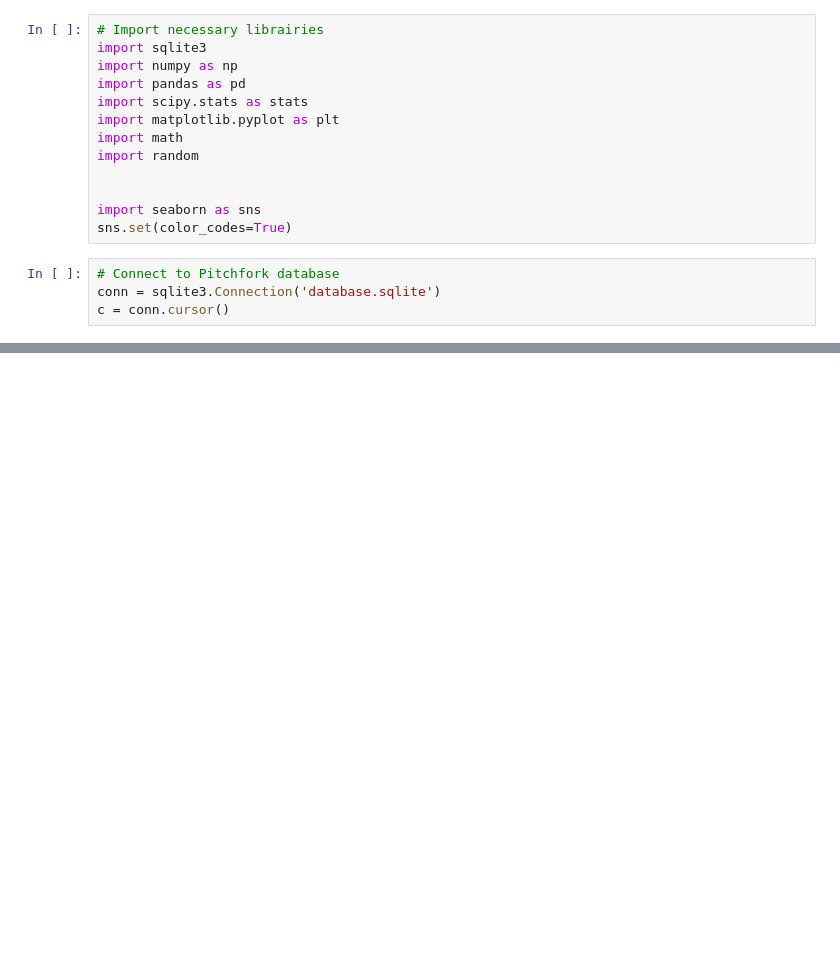
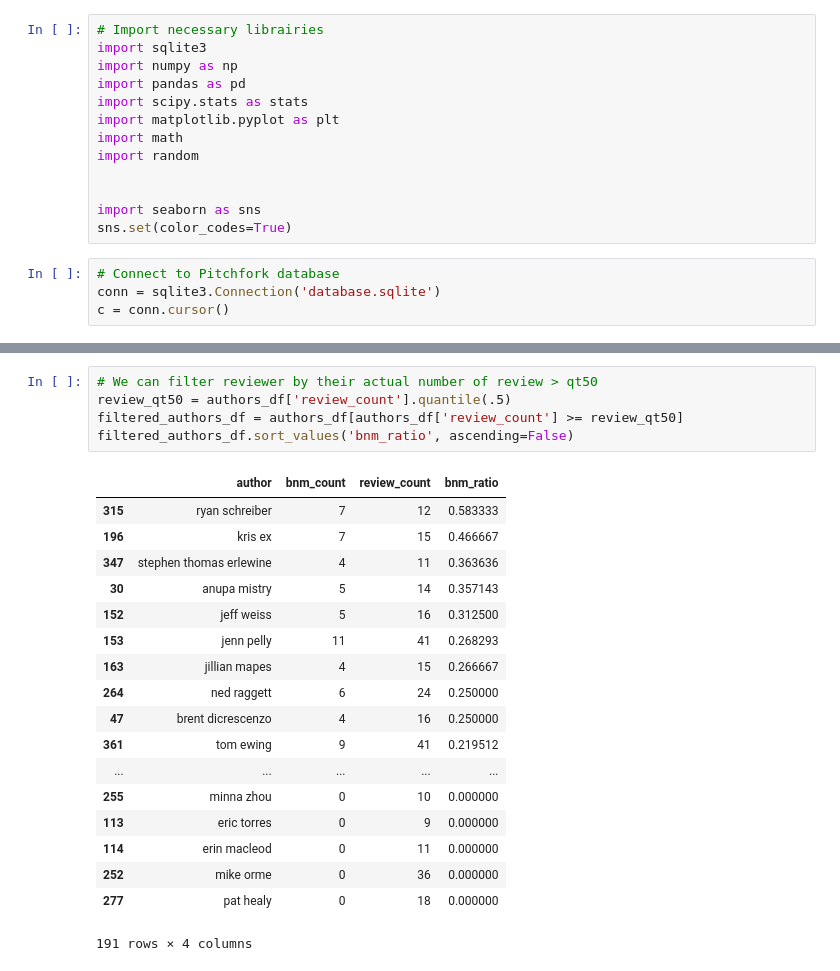
Before and after one commit to lindseyberlin/Revised-Module-3-Project, a Jupyter notebook: Question3 - Score Threshold.ipynb, the cells around one changed output, grey strips where cells are left out. Cells and saved outputs as stored; diff of their text form; blank space fills up the shorter version.

```diff
--- a/Question3 - Score Threshold.ipynb
+++ b/Question3 - Score Threshold.ipynb
@@ -83,0 +249,24 @@ stats.skew(rap_df['score']), stats.kurtosis(rap_df['score'])
+# %%
+# We can filter reviewer by their actual number of review > qt50
+review_qt50 = authors_df['review_count'].quantile(.5)
+filtered_authors_df = authors_df[authors_df['review_count'] >= review_qt50]
+filtered_authors_df.sort_values('bnm_ratio', ascending=False)
+# %% [output]
+|  | author | bnm_count | review_count | bnm_ratio |
+| 315 | ryan schreiber | 7 | 12 | 0.583333 |
+| 196 | kris ex | 7 | 15 | 0.466667 |
+| 347 | stephen thomas erlewine | 4 | 11 | 0.363636 |
+| 30 | anupa mistry | 5 | 14 | 0.357143 |
+| 152 | jeff weiss | 5 | 16 | 0.312500 |
+| 153 | jenn pelly | 11 | 41 | 0.268293 |
+| 163 | jillian mapes | 4 | 15 | 0.266667 |
+| 264 | ned raggett | 6 | 24 | 0.250000 |
+| 47 | brent dicrescenzo | 4 | 16 | 0.250000 |
+| 361 | tom ewing | 9 | 41 | 0.219512 |
+| ... | ... | ... | ... | ... |
+| 255 | minna zhou | 0 | 10 | 0.000000 |
+| 113 | eric torres | 0 | 9 | 0.000000 |
+| 114 | erin macleod | 0 | 11 | 0.000000 |
+| 252 | mike orme | 0 | 36 | 0.000000 |
+| 277 | pat healy | 0 | 18 | 0.000000 |
+191 rows × 4 columns
```
Also changed, not shown: parts of 23 cells of this notebook.
